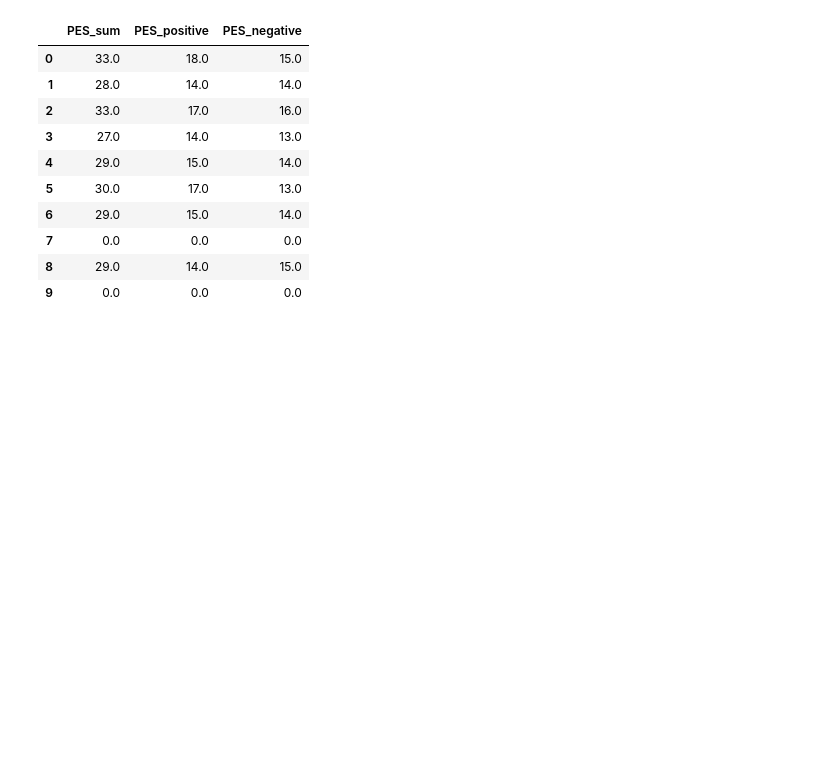
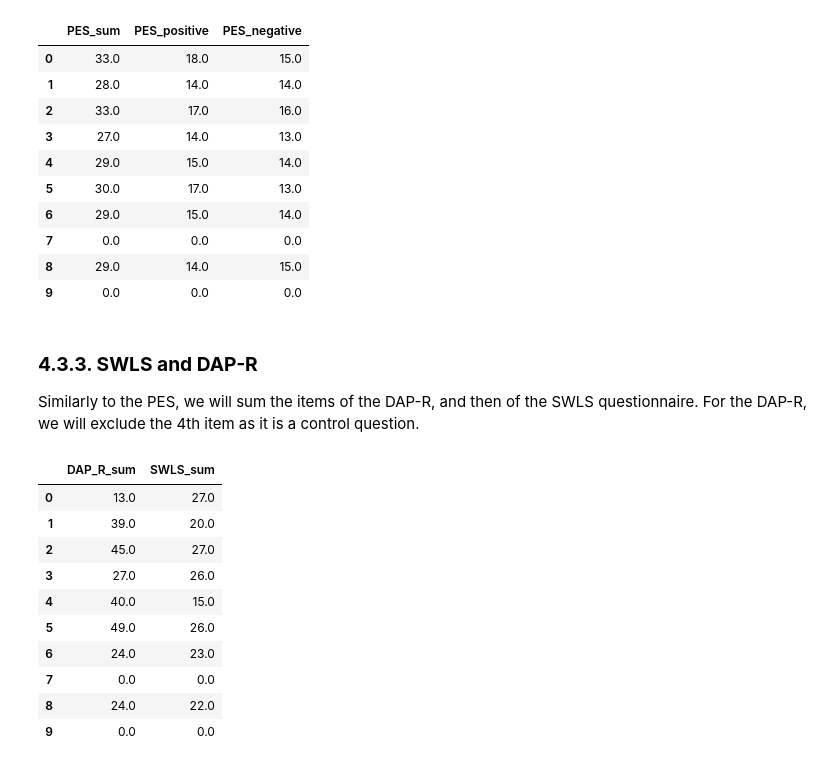
Before and after one commit to michal-owsiak/swps-university-research, a Jupyter notebook: research.ipynb, the cells around one changed output. Saved outputs shown, nothing was run; the diff lists cells and outputs as text; code cells hidden in the pictures; blank space fills up the shorter version.

```diff
--- a/research.ipynb
+++ b/research.ipynb
@@ -365,3 +365,27 @@ df.iloc[:10, -3:]
 | 7 | 0.0 | 0.0 | 0.0 |
 | 8 | 29.0 | 14.0 | 15.0 |
 | 9 | 0.0 | 0.0 | 0.0 |
+# %% [markdown]
+### **4.3.3. SWLS and DAP-R**
+
+Similarly to the PES, we will sum the items of the DAP-R, and then of the SWLS questionnaire. For the DAP-R, we will exclude the 4th item as it is a control question.
+# %%
+dap_r_items = [f"DAP_R_{i}" for i in range(1, 9) if i != 4]
+swls_items = [f"SWLS_{i}" for i in range(1, 6)]
+
+df["DAP_R_sum"] = df[dap_r_items].sum(axis=1)
+df["SWLS_sum"] = df[swls_items].sum(axis=1)
+
+df.iloc[:10, -2:]
+# %% [output]
+|  | DAP_R_sum | SWLS_sum |
+| 0 | 13.0 | 27.0 |
+| 1 | 39.0 | 20.0 |
+| 2 | 45.0 | 27.0 |
+| 3 | 27.0 | 26.0 |
+| 4 | 40.0 | 15.0 |
+| 5 | 49.0 | 26.0 |
+| 6 | 24.0 | 23.0 |
+| 7 | 0.0 | 0.0 |
+| 8 | 24.0 | 22.0 |
+| 9 | 0.0 | 0.0 |
```
